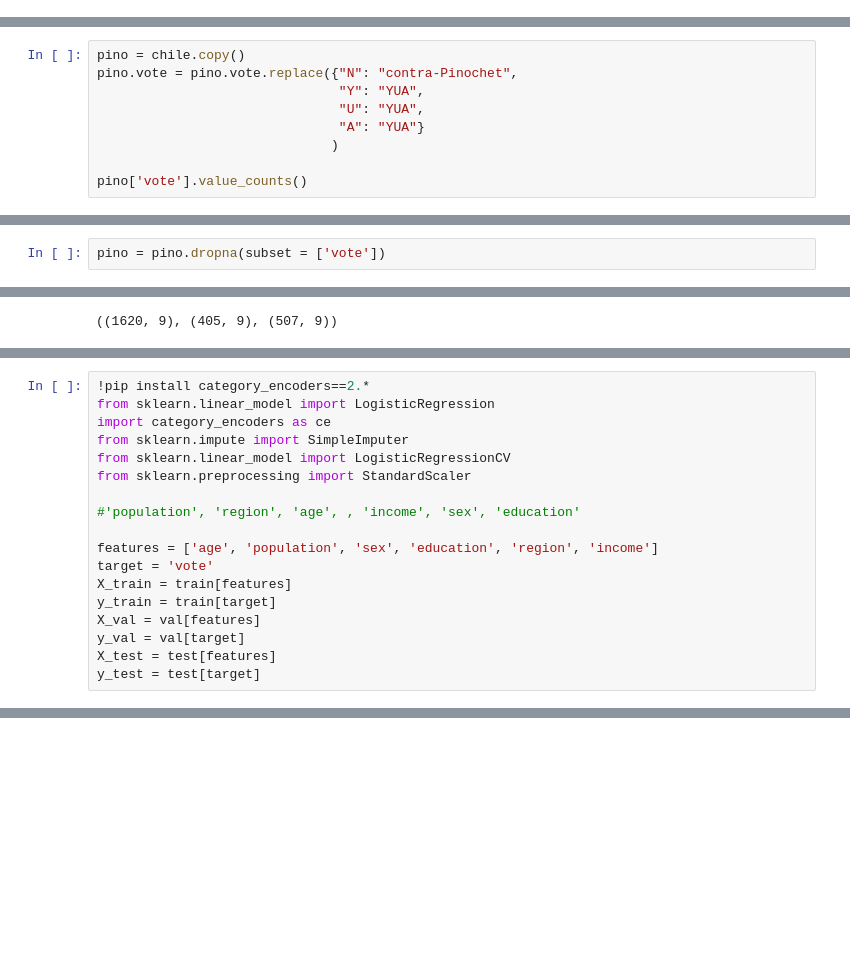
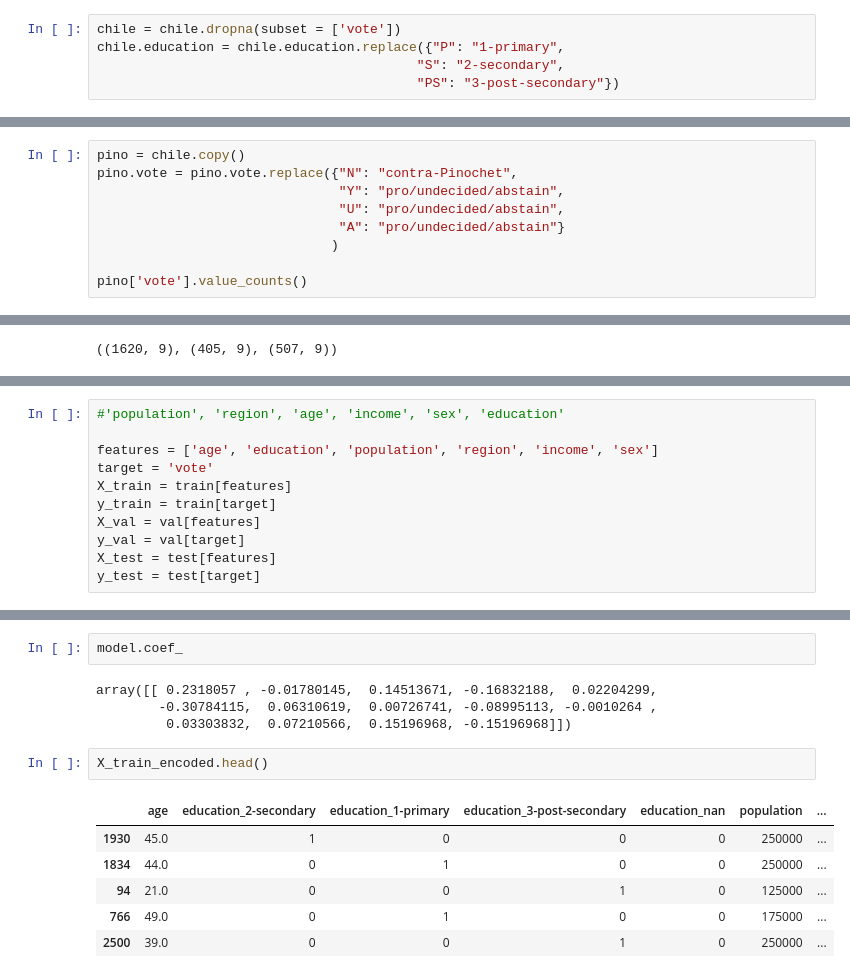
Before and after one commit to dustinhodges/DS-Unit-2-Linear-Models, a Jupyter notebook: Chile.ipynb, the cells around one changed output, grey strips where cells are left out. Cells and saved outputs as stored; diff of their text form; blank space fills up the shorter version.

```diff
--- a/Chile.ipynb
+++ b/Chile.ipynb
@@ -23,3 +25,8 @@ Y    868
 U    588
 A    187
 Name: vote, dtype: int64
+# %%
+chile = chile.dropna(subset = ['vote'])
+chile.education = chile.education.replace({"P": "1-primary",
+                                         "S": "2-secondary",
+                                         "PS": "3-post-secondary"})
@@ -26,9 +73,9 @@ Name: vote, dtype: int64
 # %%
 pino = chile.copy()
 pino.vote = pino.vote.replace({"N": "contra-Pinochet",
-                               "Y": "YUA",
-                               "U": "YUA",
-                               "A": "YUA"}
+                               "Y": "pro/undecided/abstain",
+                               "U": "pro/undecided/abstain",
+                               "A": "pro/undecided/abstain"}
                               )
 
 pino['vote'].value_counts()
@@ -51,8 +98,6 @@ yua / total
 total
 # %% [output]
 2532
-# %%
-pino = pino.dropna(subset = ['vote'])
 # %%
 import numpy as np
 from sklearn.model_selection import train_test_split
@@ -97,14 +154,7 @@ Name: income, dtype: int64
 # %%
-!pip install category_encoders==2.*
-from sklearn.linear_model import LogisticRegression
-import category_encoders as ce
-from sklearn.impute import SimpleImputer
-from sklearn.linear_model import LogisticRegressionCV
-from sklearn.preprocessing import StandardScaler
+#'population', 'region', 'age', 'income', 'sex', 'education'
 
-#'population', 'region', 'age', , 'income', 'sex', 'education'
-
-features = ['age', 'population', 'sex', 'education', 'region', 'income']
+features = ['age', 'education', 'population', 'region', 'income', 'sex']
 target = 'vote'
 X_train = train[features]
 y_train = train[target]
@@ -150,0 +190,15 @@ Validation Accuracy 0.691358024691358
+# %%
+model.coef_
+# %% [output]
+array([[ 0.2318057 , -0.01780145,  0.14513671, -0.16832188,  0.02204299,
+        -0.30784115,  0.06310619,  0.00726741, -0.08995113, -0.0010264 ,
+         0.03303832,  0.07210566,  0.15196968, -0.15196968]])
+# %%
+X_train_encoded.head()
+# %% [output]
+|  | age | education_2-secondary | education_1-primary | education_3-post-secondary | education_nan | population | ... |
+| 1930 | 45.0 | 1 | 0 | 0 | 0 | 250000 | ... |
+| 1834 | 44.0 | 0 | 1 | 0 | 0 | 250000 | ... |
+| 94 | 21.0 | 0 | 0 | 1 | 0 | 125000 | ... |
+| 766 | 49.0 | 0 | 1 | 0 | 0 | 175000 | ... |
+| 2500 | 39.0 | 0 | 0 | 1 | 0 | 250000 | ... |
```
Also changed, not shown: parts of 33 cells of this notebook.
